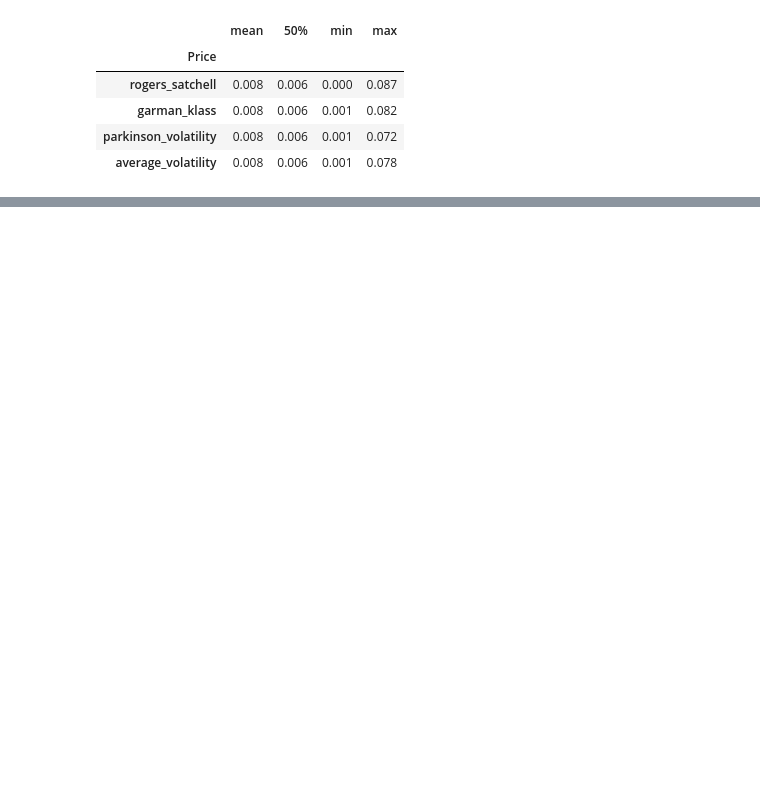
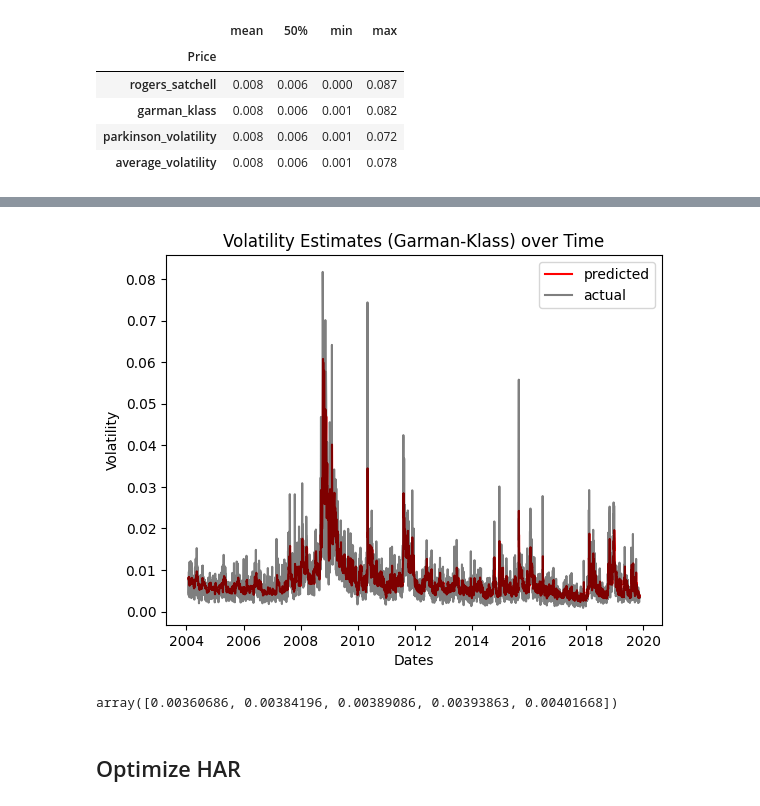
Before and after one commit to finnlimjc/Regime-Classification, a Jupyter notebook: notebooks/realized_volatility.ipynb, the cells around one changed output, grey strips where cells are left out. Saved outputs shown, nothing was run; the diff lists cells and outputs as text; code cells hidden in the pictures; blank space fills up the shorter version.

```diff
--- a/notebooks/realized_volatility.ipynb
+++ b/notebooks/realized_volatility.ipynb
@@ -84,0 +235,6 @@ df.iloc[:, -4:].describe().round(3).T.loc[:, ['mean', '50%', 'min', 'max']]
+# %%
+har = RecursiveHAR(train_df)
+har.fit()
+
+print(f"Coefficients: {har.model.coef_}")
+har.fitted_values.head(5)
@@ -84,0 +263,16 @@ df.iloc[:, -4:].describe().round(3).T.loc[:, ['mean', '50%', 'min', 'max']]
+# %%
+plt.plot(har.eval['y_hat'], color='red', label='predicted')
+plt.plot(har.eval['volatility'], color='black', alpha=0.5, label='actual')
+plt.title("Volatility Estimates (Garman-Klass) over Time")
+plt.ylabel("Volatility")
+plt.xlabel("Dates")
+plt.legend()
+plt.show()
+# %% [output]
+[figure, added]
+# %%
+har.forecast(5)
+# %% [output]
+array([0.00360686, 0.00384196, 0.00389086, 0.00393863, 0.00401668])
+# %% [markdown]
+## Optimize HAR
```
Also changed, not shown: parts of 22 cells of this notebook, 5 other files.
